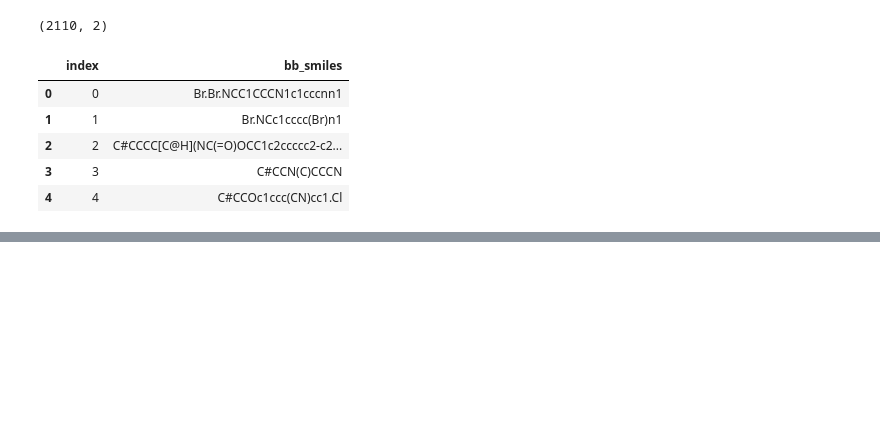
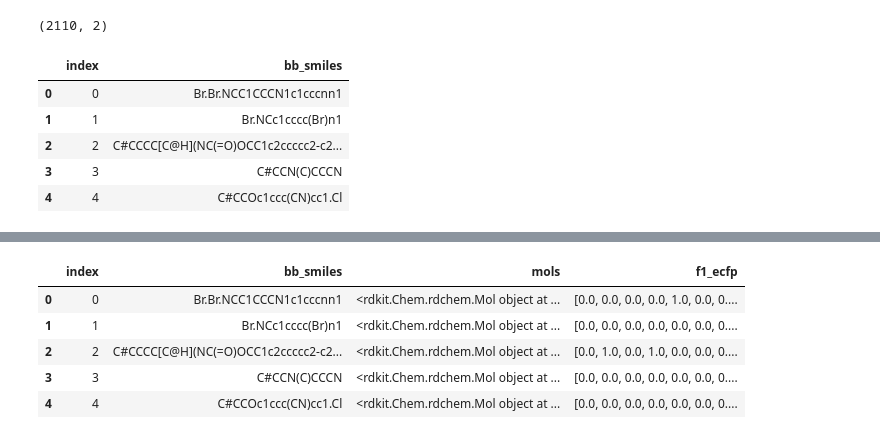
Before and after one commit to ongxuanhong/polar_duckdb_benchmarks, a Jupyter notebook: 03_featurizing_moleculars.ipynb, the cells around one changed output, grey strips where cells are left out. Drawn from its saved outputs; the diff is of its cells as text; code cells hidden in the pictures; blank space fills up the shorter version.

```diff
--- a/03_featurizing_moleculars.ipynb
+++ b/03_featurizing_moleculars.ipynb
@@ -105,0 +149,7 @@ pd_bb_smiles.to_csv("featurized/all_bb_smiles.csv", index=False)
+# %%
+feat = dc.feat.CircularFingerprint(size=1024)
+pd_bb_smiles["f1_ecfp"] = pd_bb_smiles["mols"].apply(
+    lambda mols: feat.featurize(mols)[0]
+)
+pd_bb_smiles.head()
+# %% [output]
@@ -105,0 +173,6 @@ pd_bb_smiles.to_csv("featurized/all_bb_smiles.csv", index=False)
+|  | index | bb_smiles | mols | f1_ecfp |
+| 0 | 0 | Br.Br.NCC1CCCN1c1cccnn1 | <rdkit.Chem.rdchem.Mol object at ... | [0.0, 0.0, 0.0, 0.0, 1.0, 0.0, 0.... |
+| 1 | 1 | Br.NCc1cccc(Br)n1 | <rdkit.Chem.rdchem.Mol object at ... | [0.0, 0.0, 0.0, 0.0, 0.0, 0.0, 0.... |
+| 2 | 2 | C#CCCC[C@H](NC(=O)OCC1c2ccccc2-c2... | <rdkit.Chem.rdchem.Mol object at ... | [0.0, 1.0, 0.0, 1.0, 0.0, 0.0, 0.... |
+| 3 | 3 | C#CCN(C)CCCN | <rdkit.Chem.rdchem.Mol object at ... | [0.0, 0.0, 0.0, 0.0, 0.0, 0.0, 0.... |
+| 4 | 4 | C#CCOc1ccc(CN)cc1.Cl | <rdkit.Chem.rdchem.Mol object at ... | [0.0, 0.0, 0.0, 0.0, 0.0, 0.0, 0.... |
```
Also changed, not shown: parts of 12 cells of this notebook, 1 other file.
